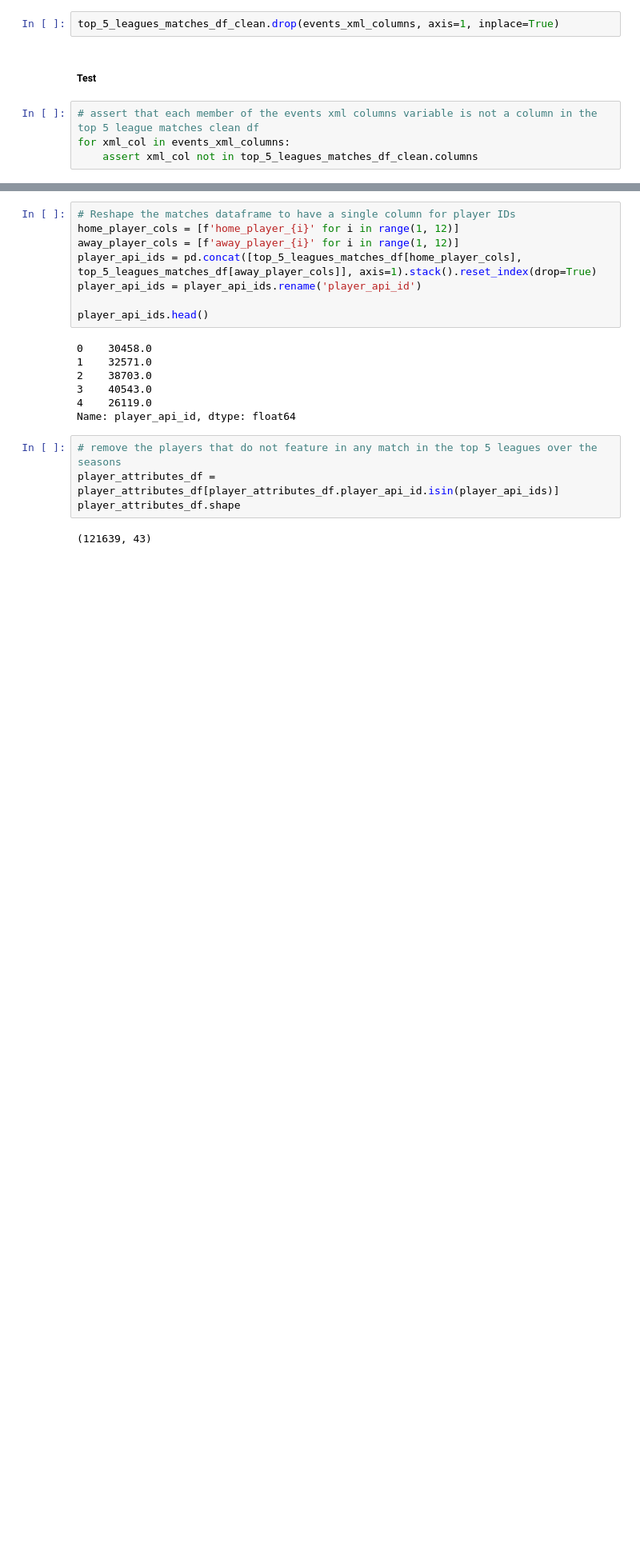
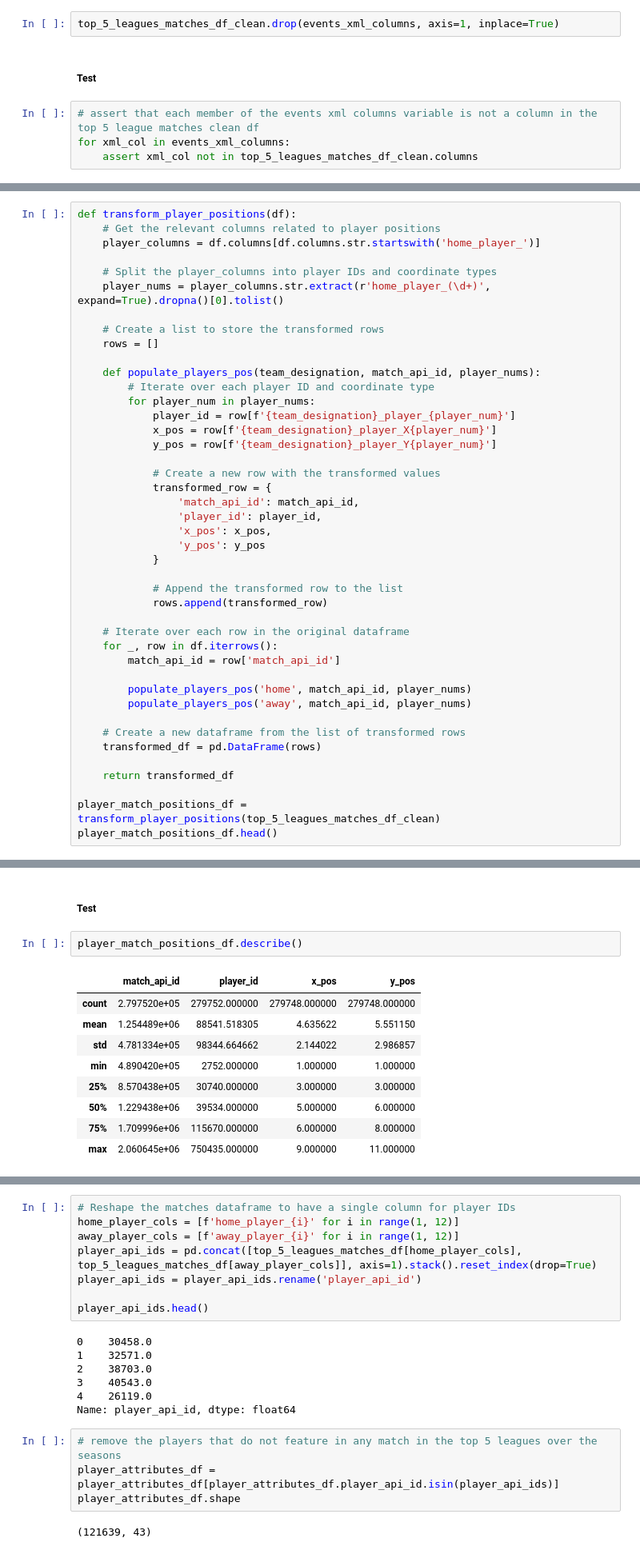
Before and after one commit to CodeWithOz/the-best-league, a Jupyter notebook: gather.ipynb, the cells around one changed output, grey strips where cells are left out. Shown at 80% size. Saved outputs shown, nothing was run; the diff lists cells and outputs as text; blank space fills up the shorter version.

```diff
--- a/gather.ipynb
+++ b/gather.ipynb
@@ -3302,0 +3396,43 @@ for xml_col in events_xml_columns:
+# %%
+def transform_player_positions(df):
+    # Get the relevant columns related to player positions
+    player_columns = df.columns[df.columns.str.startswith('home_player_')]
+
+    # Split the player_columns into player IDs and coordinate types
+    player_nums = player_columns.str.extract(r'home_player_(\d+)', expand=True).dropna()[0].tolist()
+
+    # Create a list to store the transformed rows
+    rows = []
+
+    def populate_players_pos(team_designation, match_api_id, player_nums):
+        # Iterate over each player ID and coordinate type
+        for player_num in player_nums:
+            player_id = row[f'{team_designation}_player_{player_num}']
+            x_pos = row[f'{team_designation}_player_X{player_num}']
+            y_pos = row[f'{team_designation}_player_Y{player_num}']
+
+            # Create a new row with the transformed values
+            transformed_row = {
+                'match_api_id': match_api_id,
+                'player_id': player_id,
+                'x_pos': x_pos,
+                'y_pos': y_pos
+            }
+
+            # Append the transformed row to the list
+            rows.append(transformed_row)
+
+    # Iterate over each row in the original dataframe
+    for _, row in df.iterrows():
+        match_api_id = row['match_api_id']
+
+        populate_players_pos('home', match_api_id, player_nums)
+        populate_players_pos('away', match_api_id, player_nums)
+
+    # Create a new dataframe from the list of transformed rows
+    transformed_df = pd.DataFrame(rows)
+
+    return transformed_df
+
+player_match_positions_df = transform_player_positions(top_5_leagues_matches_df_clean)
+player_match_positions_df.head()
@@ -3302,0 +3446,14 @@ for xml_col in events_xml_columns:
+# %% [markdown]
+##### Test
+# %%
+player_match_positions_df.describe()
+# %% [output]
+|  | match_api_id | player_id | x_pos | y_pos |
+| count | 2.797520e+05 | 279752.000000 | 279748.000000 | 279748.000000 |
+| mean | 1.254489e+06 | 88541.518305 | 4.635622 | 5.551150 |
+| std | 4.781334e+05 | 98344.664662 | 2.144022 | 2.986857 |
+| min | 4.890420e+05 | 2752.000000 | 1.000000 | 1.000000 |
+| 25% | 8.570438e+05 | 30740.000000 | 3.000000 | 3.000000 |
+| 50% | 1.229438e+06 | 39534.000000 | 5.000000 | 6.000000 |
+| 75% | 1.709996e+06 | 115670.000000 | 6.000000 | 8.000000 |
+| max | 2.060645e+06 | 750435.000000 | 9.000000 | 11.000000 |
```
Also changed, not shown: parts of 30 cells of this notebook, 1 other file.
